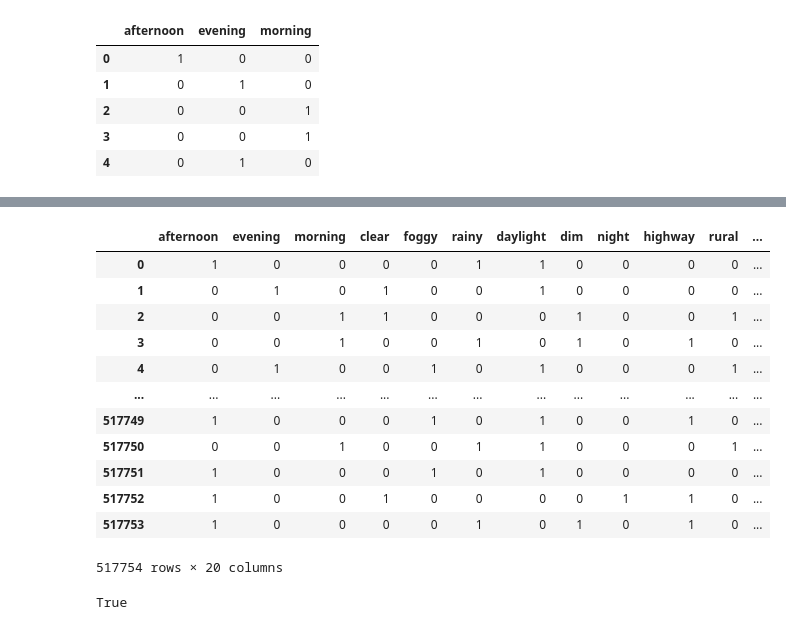
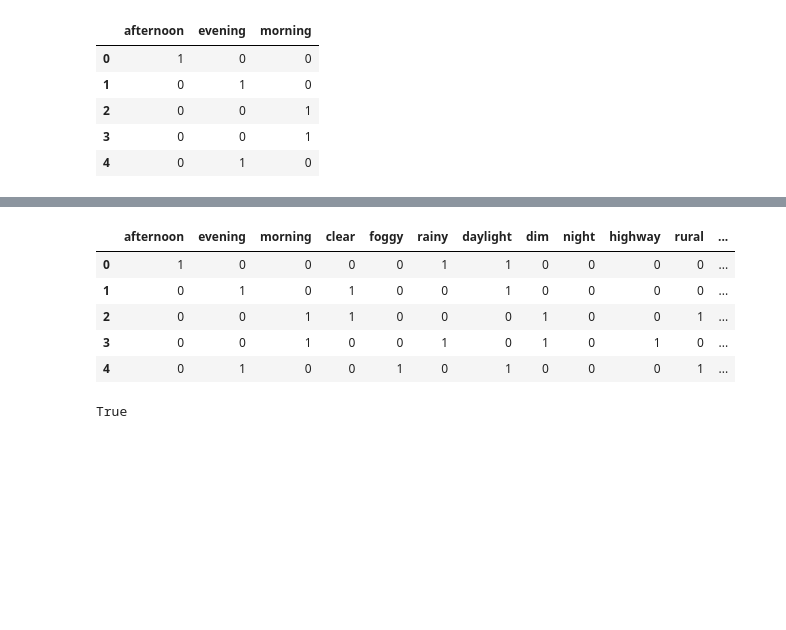
Before and after one commit to ReivaxD/MachineLearningProject, a Jupyter notebook: RoadAccidentRisk/RAR.ipynb, the cells around one changed output, grey strips where cells are left out. Saved outputs shown, nothing was run; the diff lists cells and outputs as text; code cells hidden in the pictures; blank space fills up the shorter version.

```diff
--- a/RoadAccidentRisk/RAR.ipynb
+++ b/RoadAccidentRisk/RAR.ipynb
@@ -93,9 +93,9 @@ Bool data can be easily interpreted by integer (0 = False and 1 = True)
 ### Bool type processing
 # %%
 SRP = X_train["road_signs_present"].astype(int)
-PR = X_train["public_road"] = X_train["public_road"].astype(int)
-H = X_train["holiday"] = X_train["holiday"].astype(int)
-SS = X_train["school_season"] = X_train["school_season"].astype(int)
+PR = X_train["public_road"].astype(int)
+H = X_train["holiday"].astype(int)
+SS = X_train["school_season"].astype(int)
 
 X_train.dtypes
 # %% [output]
@@ -222,24 +213,17 @@ X_train.head(5)
 # %%
 XTotal = pd.concat([TODdummies, Wdummies, Ldummies, RTdummies,
                     SRP, PR, H, SS,
                     X_train['num_lanes'], X_train['curvature'], X_train['speed_limit'], X_train['num_reported_accidents']]
                     , axis=1)
 
-XTotal
+XTotal.head(5)
 # %% [output]
 |  | afternoon | evening | morning | clear | foggy | rainy | daylight | dim | night | highway | rural | ... |
 | 0 | 1 | 0 | 0 | 0 | 0 | 1 | 1 | 0 | 0 | 0 | 0 | ... |
 | 1 | 0 | 1 | 0 | 1 | 0 | 0 | 1 | 0 | 0 | 0 | 0 | ... |
 | 2 | 0 | 0 | 1 | 1 | 0 | 0 | 0 | 1 | 0 | 0 | 1 | ... |
 | 3 | 0 | 0 | 1 | 0 | 0 | 1 | 0 | 1 | 0 | 1 | 0 | ... |
 | 4 | 0 | 1 | 0 | 0 | 1 | 0 | 1 | 0 | 0 | 0 | 1 | ... |
-| ... | ... | ... | ... | ... | ... | ... | ... | ... | ... | ... | ... | ... |
-| 517749 | 1 | 0 | 0 | 0 | 1 | 0 | 1 | 0 | 0 | 1 | 0 | ... |
-| 517750 | 0 | 0 | 1 | 0 | 0 | 1 | 1 | 0 | 0 | 0 | 1 | ... |
-| 517751 | 1 | 0 | 0 | 0 | 1 | 0 | 1 | 0 | 0 | 0 | 0 | ... |
-| 517752 | 1 | 0 | 0 | 1 | 0 | 0 | 0 | 0 | 1 | 1 | 0 | ... |
-| 517753 | 1 | 0 | 0 | 0 | 0 | 1 | 0 | 1 | 0 | 1 | 0 | ... |
-517754 rows × 20 columns
 # %%
 print(X_train.shape[0] == XTotal.shape[0])
 # %% [output]
```
Also changed, not shown: parts of 24 cells of this notebook, 2 other files.
